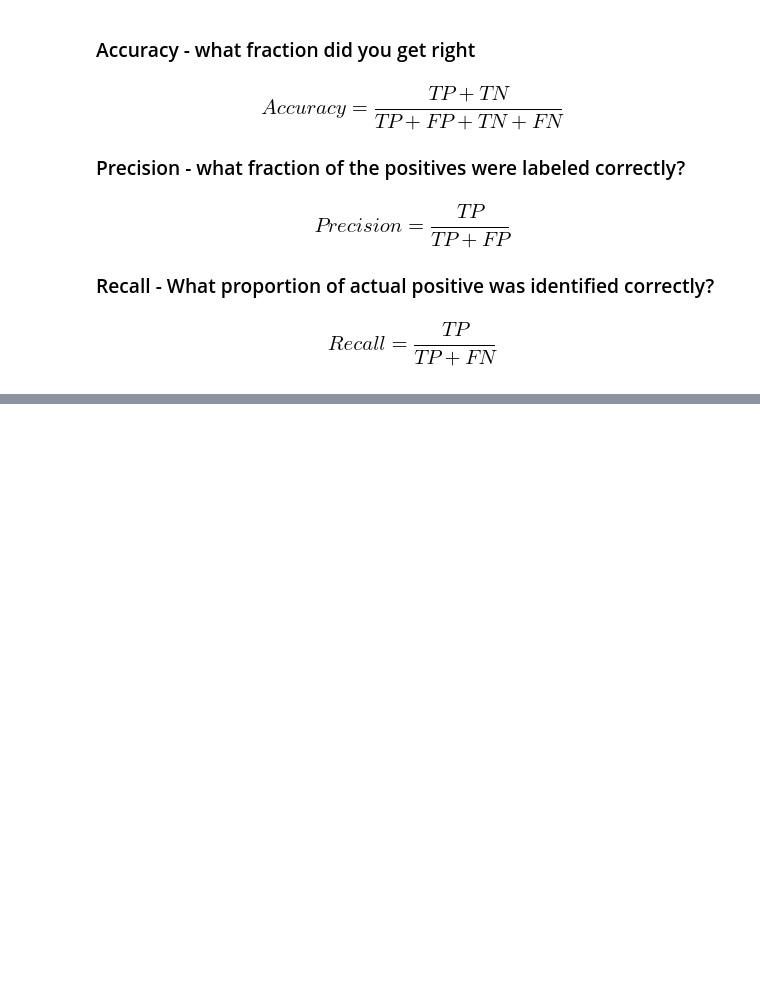
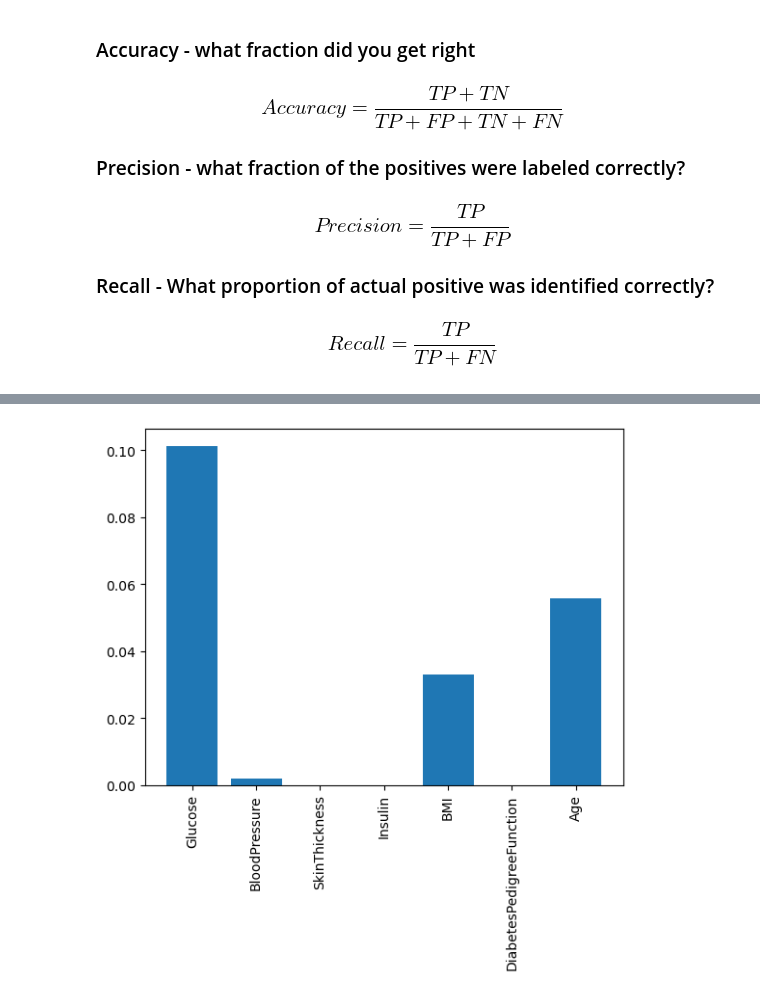
Before and after one commit to rameshsrinivasanuci/COGS106_F23, a Jupyter notebook: Lectures/Decision_Trees.ipynb, the cells around one changed output, grey strips where cells are left out. Drawn from its saved outputs; the diff is of its cells as text; code cells hidden in the pictures; blank space fills up the shorter version.

Commit message:
RandomForest

```diff
--- a/Lectures/Decision_Trees.ipynb
+++ b/Lectures/Decision_Trees.ipynb
@@ -107,5 +164,7 @@ feature_names = cols[1:8]
 X_train, X_test, y_train, y_test = train_test_split(X, y, test_size=0.2, random_state=42)
 
 # fit a decision tree classifier with max_depth=2
-dt_pima = DecisionTreeClassifier(max_depth=2, random_state=42)
+dt_pima = DecisionTreeClassifier(max_depth=4, random_state=42)
+#dt_pima = DecisionTreeClassifier(min_samples_split =5, random_state=42)
+
 dt_pima.fit(X_train,y_train)
@@ -158,0 +234,8 @@ plt.show()
+# %%
+from sklearn.inspection import permutation_importance
+result = permutation_importance(dt_pima,X_test,y_test,n_repeats = 10)
+plt.bar(feature_names,result['importances_mean'])
+plt.xticks(feature_names,rotation=90)
+plt.show()
+# %% [output]
+[figure, added]
```
Also changed, not shown: parts of 19 cells of this notebook.
